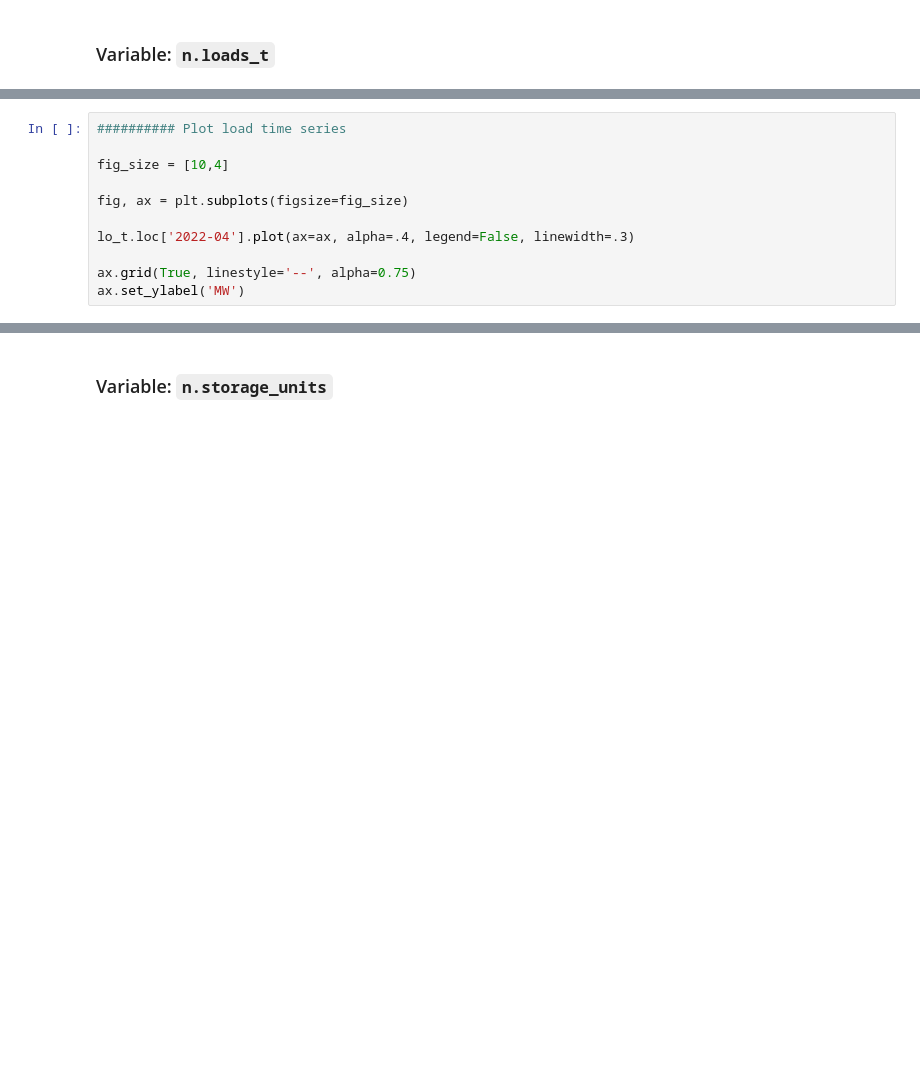
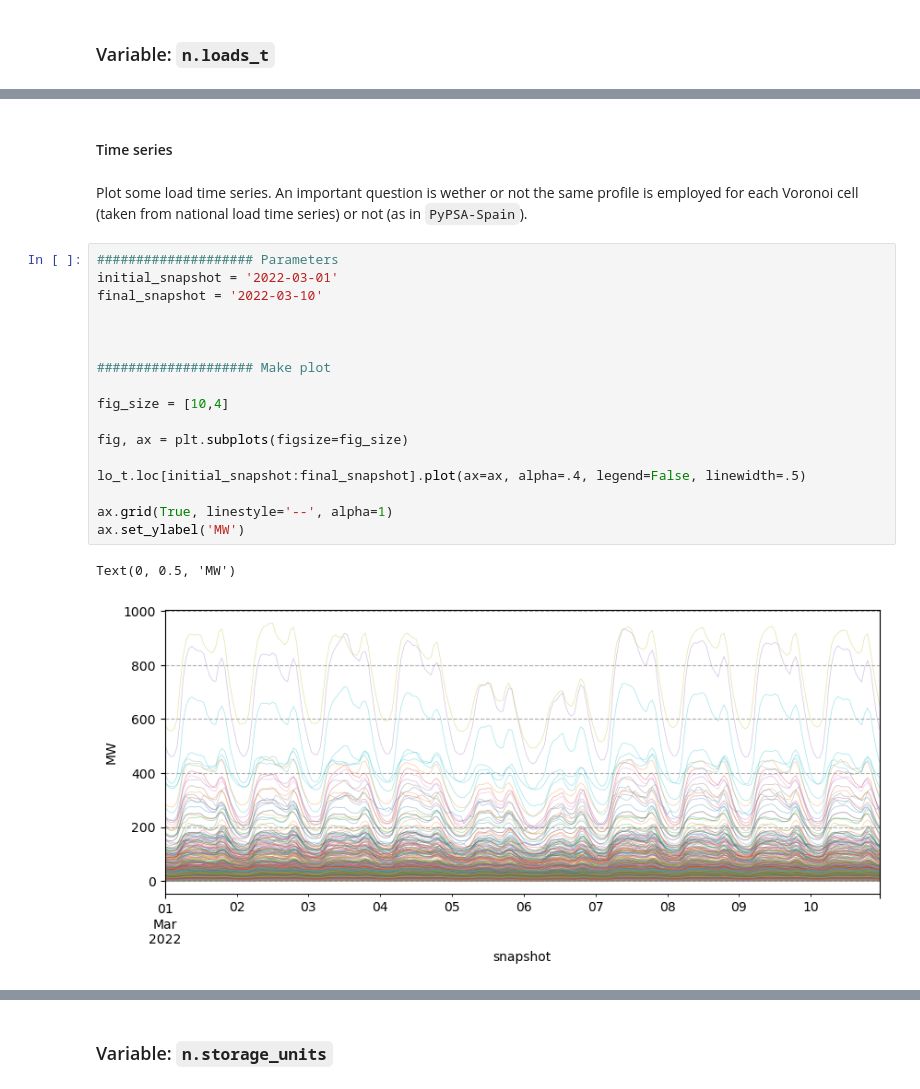
Before and after one commit to cristobal-GC/pypsaX-notebooks, a Jupyter notebook: rules/add_electricity.ipynb, the cells around one changed output, grey strips where cells are left out. Cells and saved outputs as stored; diff of their text form; blank space fills up the shorter version.

```diff
--- a/rules/add_electricity.ipynb
+++ b/rules/add_electricity.ipynb
@@ -456,11 +365,24 @@ fun_map_add_features(ax)
+# %% [markdown]
+#### Time series
+# %% [markdown]
+Plot some load time series. An important question is wether or not the same profile is employed for each Voronoi cell (taken from national load time series) or not (as in `PyPSA-Spain`).
 # %%
-########## Plot load time series
+#################### Parameters
+initial_snapshot = '2022-03-01'
+final_snapshot = '2022-03-10'
+
+
+
+#################### Make plot
 
 fig_size = [10,4]
 
 fig, ax = plt.subplots(figsize=fig_size)
 
-lo_t.loc['2022-04'].plot(ax=ax, alpha=.4, legend=False, linewidth=.3)
+lo_t.loc[initial_snapshot:final_snapshot].plot(ax=ax, alpha=.4, legend=False, linewidth=.5)
 
-ax.grid(True, linestyle='--', alpha=0.75)
+ax.grid(True, linestyle='--', alpha=1)
 ax.set_ylabel('MW')
+# %% [output]
+Text(0, 0.5, 'MW')
+[figure, added]
```
Also changed, not shown: parts of 35 cells of this notebook, 13 other files.
